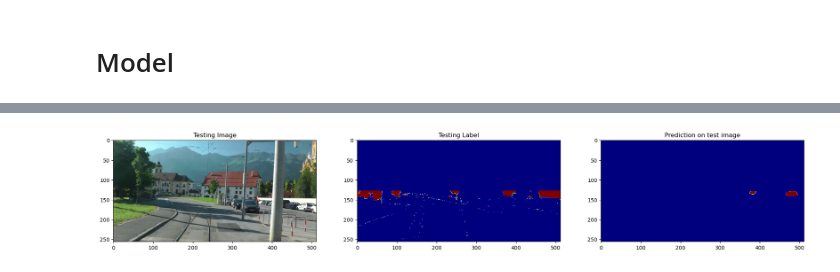
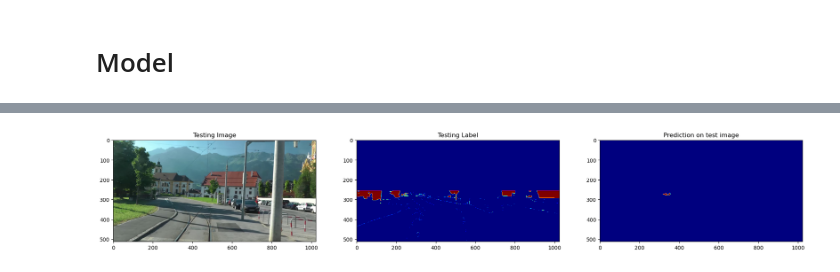
Before and after one commit to khoadaniel/vegetation-detection-railways, a Jupyter notebook: aras/model_tram_lowerhalf_1024x512.ipynb, the cells around one changed output, grey strips where cells are left out. Drawn from its saved outputs; the diff is of its cells as text; code cells hidden in the pictures.

```diff
--- a/aras/model_tram_lowerhalf_1024x512.ipynb
+++ b/aras/model_tram_lowerhalf_1024x512.ipynb
@@ -47,12 +47,12 @@ label_of_interest = 8 #veg
 for filename in os.listdir(path_images):
     if filename.endswith('.jpg') and filename in tram_jpg:
         image = Image.open(path_images+filename)
-        image = np.array(image.resize((512, 256),3))
+        image = np.array(image.resize((1024, 512),3))
         mask = Image.open(path_masks+filename[:7]+'.png')
-        mask = np.array(mask.resize((512,256),3))
+        mask = np.array(mask.resize((1024,512),3))
         mask = np.expand_dims(mask, axis=2)
         for layer in range(len(mask[0,0,:])):
-            mask[:int(256/2),:,layer]=0
+            mask[:int(512/2),:,layer]=0
             mask[:,:,layer][mask[:,:,layer]!=label_of_interest]=0
             mask[:,:,layer][mask[:,:,layer]==label_of_interest]=1
         image_dataset.append(image)
@@ -165,7 +165,7 @@ ground_truth=y_test[test_img_number]
 
 test_img_input=np.expand_dims(test_img, 0) #this is to make (256, 512, 1) -> (1, 256, 512, 1)
 prediction = (model.predict(test_img_input))
-my_threshold = 0.99
+my_threshold = 0.8
 predicted_img=(prediction>=my_threshold).astype(int)[0,:,:,:] #remove the first axis
 
 plt.figure(figsize=(24, 16))
@@ -184,4 +184,4 @@ plt.show()
-[figure, old version]
+[figure, new version]
 # %%
 test_img_number
 # %% [output]
```
Also changed, not shown: parts of 8 cells of this notebook, 6 other files.
